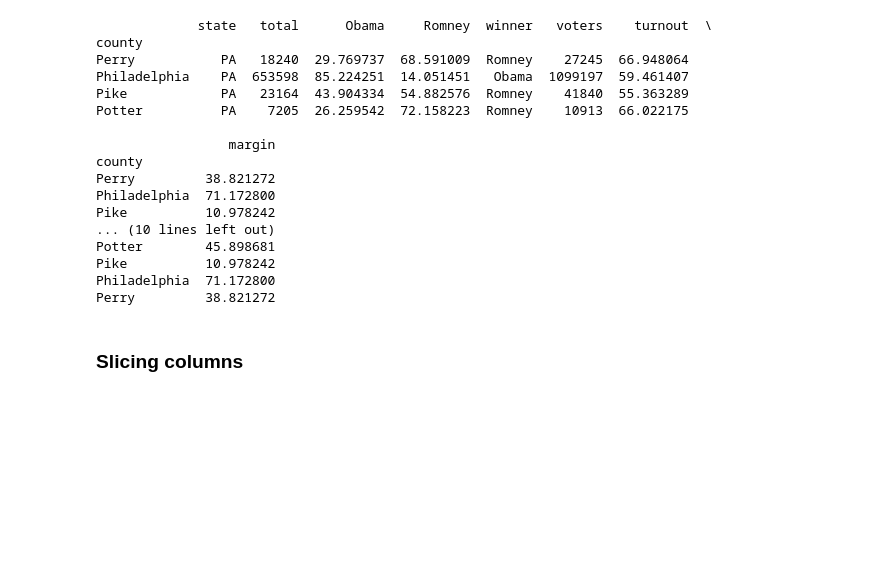
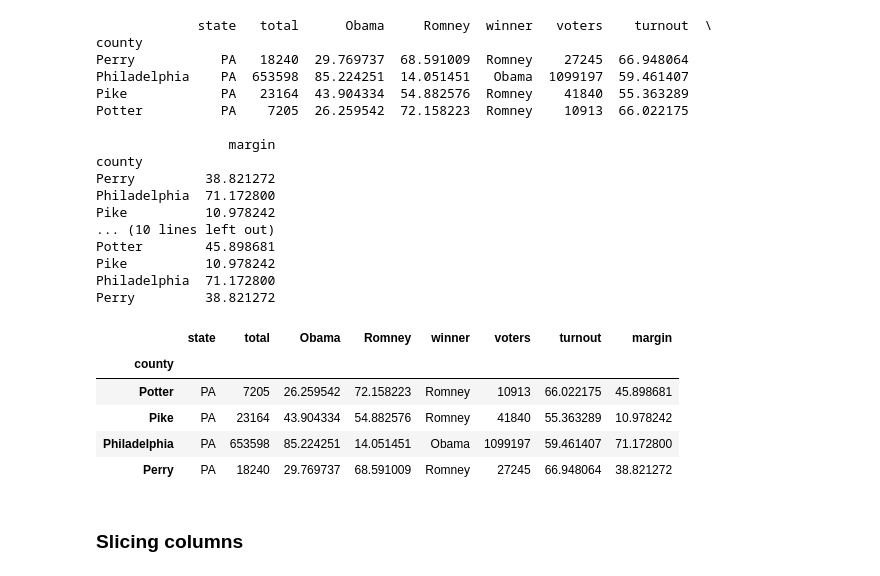
Before and after one commit to gutaors/DataCamp, a Jupyter notebook: Manipulating-DataFrames-with-pandas-master/Manipulating_DataFrames_with_pandas.ipynb, the cells around one changed output. Saved outputs shown, nothing was run; the diff lists cells and outputs as text; code cells hidden in the pictures; blank space fills up the shorter version.

```diff
--- a/Manipulating-DataFrames-with-pandas-master/Manipulating_DataFrames_with_pandas.ipynb
+++ b/Manipulating-DataFrames-with-pandas-master/Manipulating_DataFrames_with_pandas.ipynb
@@ -39,6 +40,16 @@ Potter        45.898681
 Pike          10.978242
 Philadelphia  71.172800
 Perry         38.821272
+# %%
+election.head(40)
+p_counties_rev.head(4)
+# %% [output]
+|  | state | total | Obama | Romney | winner | voters | turnout | margin |
+| county |  |  |  |  |  |  |  |  |
+| Potter | PA | 7205 | 26.259542 | 72.158223 | Romney | 10913 | 66.022175 | 45.898681 |
+| Pike | PA | 23164 | 43.904334 | 54.882576 | Romney | 41840 | 55.363289 | 10.978242 |
+| Philadelphia | PA | 653598 | 85.224251 | 14.051451 | Obama | 1099197 | 59.461407 | 71.172800 |
+| Perry | PA | 18240 | 29.769737 | 68.591009 | Romney | 27245 | 66.948064 | 38.821272 |
 # %% [markdown]
 ### Slicing columns
 # %%
```
Also changed, not shown: parts of 4 cells of this notebook, 1 other file.
